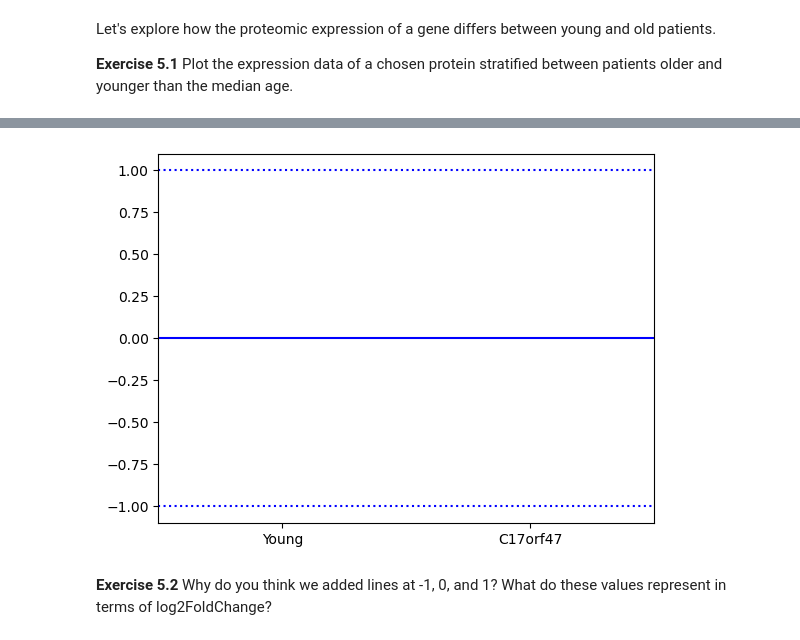
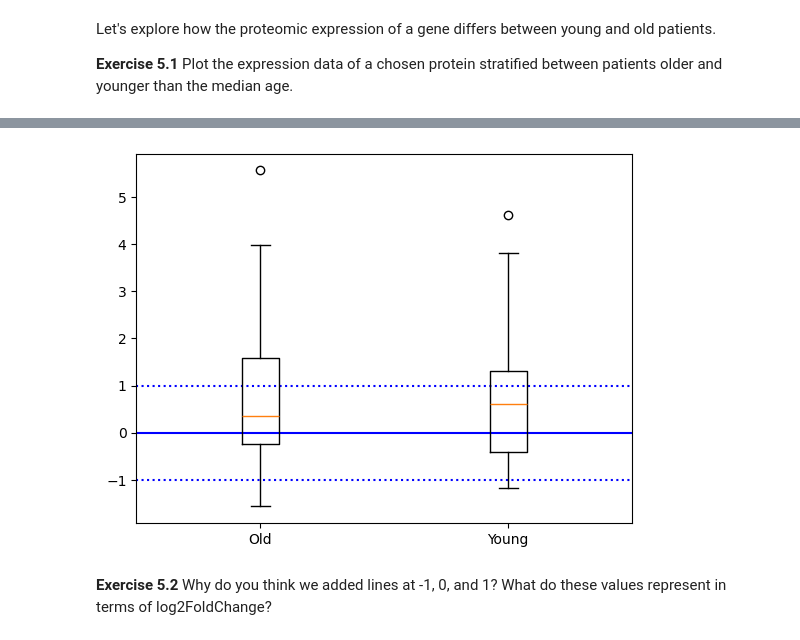
Before and after one commit to jnwangg/qbio_490_justinwang, a Jupyter notebook: week9_python/Intro_to_CPTAC.ipynb, the cells around one changed output, grey strips where cells are left out. Saved outputs shown, nothing was run; the diff lists cells and outputs as text; code cells hidden in the pictures.

Commit message:
Correct plots

```diff
--- a/week9_python/Intro_to_CPTAC.ipynb
+++ b/week9_python/Intro_to_CPTAC.ipynb
@@ -469,13 +477,15 @@ Let's explore how the proteomic expression of a gene differs between young and o
 
 **Exercise 5.1** Plot the expression data of a chosen protein stratified between patients older and younger than the median age.
 # %%
-young_mask = clinical_data.loc[clinical_data["age_category"] == "Young", :] # look at the columns of the clinical data to see what column to get age information
+# Subset clinical data into young and old patients.
+young_mask = clinical_data.loc[clinical_data["age_category"] == "Young", :]
 old_mask = clinical_data.loc[clinical_data["age_category"] == "Old", :]
 
-young = protein_data.loc[protein_data.index.isin(young_mask), :]
-young = young["C17orf47"]
-old = protein_data.loc[protein_data.index.isin(old_mask), :]
-old = old["C17orf47"]
+# Find shared patients in protein data and select expression values for A1BG.
+young = protein_data.loc[protein_data.index.isin(young_mask.index), :]
+young = young["A1BG"]
+old = protein_data.loc[protein_data.index.isin(old_mask.index), :]
+old = old["A1BG"]
 
 data = [old.values, young.values] # our boxplot function will require an array (or an array of arrays)
 data
@@ -484,18 +509,18 @@ data
 # %%
 fig, ax = plt.subplots()
 
 plt.axhline(y = 0, color = 'blue', linestyle = '-')
 plt.axhline(y = -1, color = 'blue', linestyle = ':')
 plt.axhline(y = 1, color = 'blue', linestyle = ':')
 
 
 bp = ax.boxplot(data) # data goes here
-plt.xticks([1, 2], ["Young", "C17orf47"]) # use \n for new line if desired
+plt.xticks([1, 2], ["Old", "Young"]) # use \n for new line if desired
 
 
 plt.show()
 # %% [output]
-[figure, old version]
+[figure, new version]
 # %% [markdown]
 **Exercise 5.2** Why do you think we added lines at -1, 0, and 1? What do these values represent in terms of log2FoldChange?
 # %%
```
Also changed, not shown: parts of 11 cells of this notebook.
